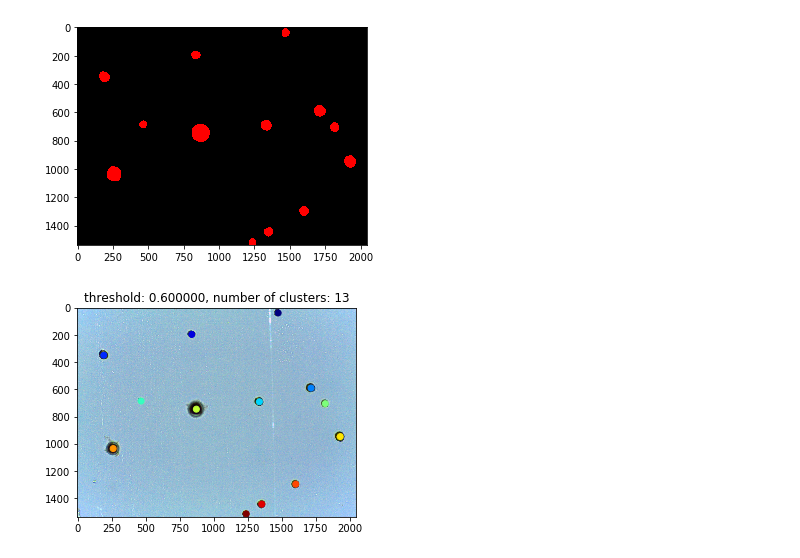
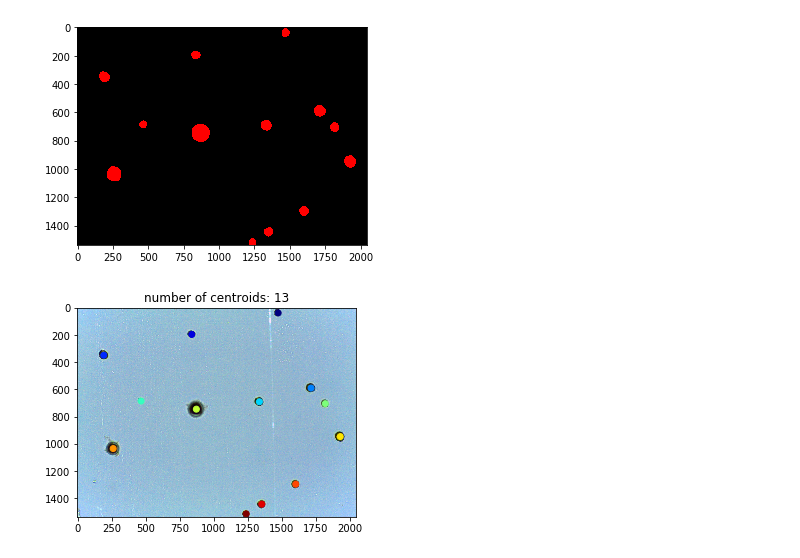
Before and after one commit to gabiitokazu/python-practices, a Jupyter notebook: counting-hpl-rev.ipynb, the cells around one changed output. Saved outputs shown, nothing was run; the diff lists cells and outputs as text; code cells hidden in the pictures.

```diff
--- a/counting-hpl-rev.ipynb
+++ b/counting-hpl-rev.ipynb
@@ -137,26 +137,24 @@ imshow_overlay(blurred_mask, peaks_im, alpha=1, cmap='gray')
 # %% [output]
 [figure]
 # %%
-import scipy.cluster.hierarchy as hcluster
-
 markers_im = measure.label(peaks_im)
 
 properties = measure.regionprops(markers_im)
 hpl_centroids = [prop.centroid for prop in properties]
 
 hpl_array = np.asarray(hpl_centroids)
 
 plt.figure(figsize=(5,5))
 plt.imshow(im, interpolation='none', cmap='jet')
 
 num_centroids =len(hpl_centroids)
 
 plt.scatter(hpl_array[:,1], hpl_array[:,0], c=range(0, num_centroids), cmap='jet')
 
 
-title = "threshold: %f, number of clusters: %d" % (thresh,num_centroids )
+title = "number of centroids: %d" % (num_centroids )
 
 plt.title(title)
 plt.show()
 # %% [output]
-[figure, old version]
+[figure, new version]
```
